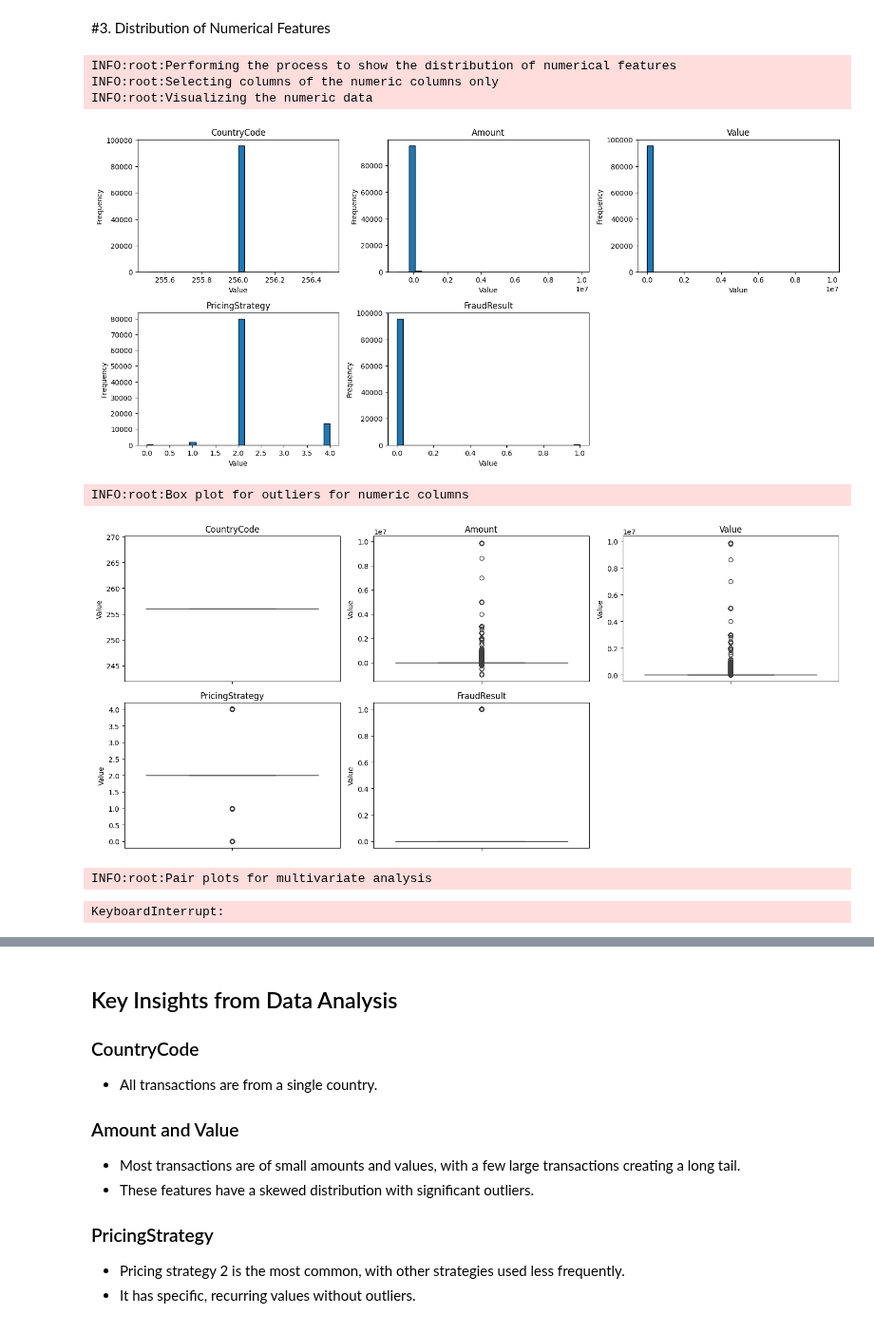
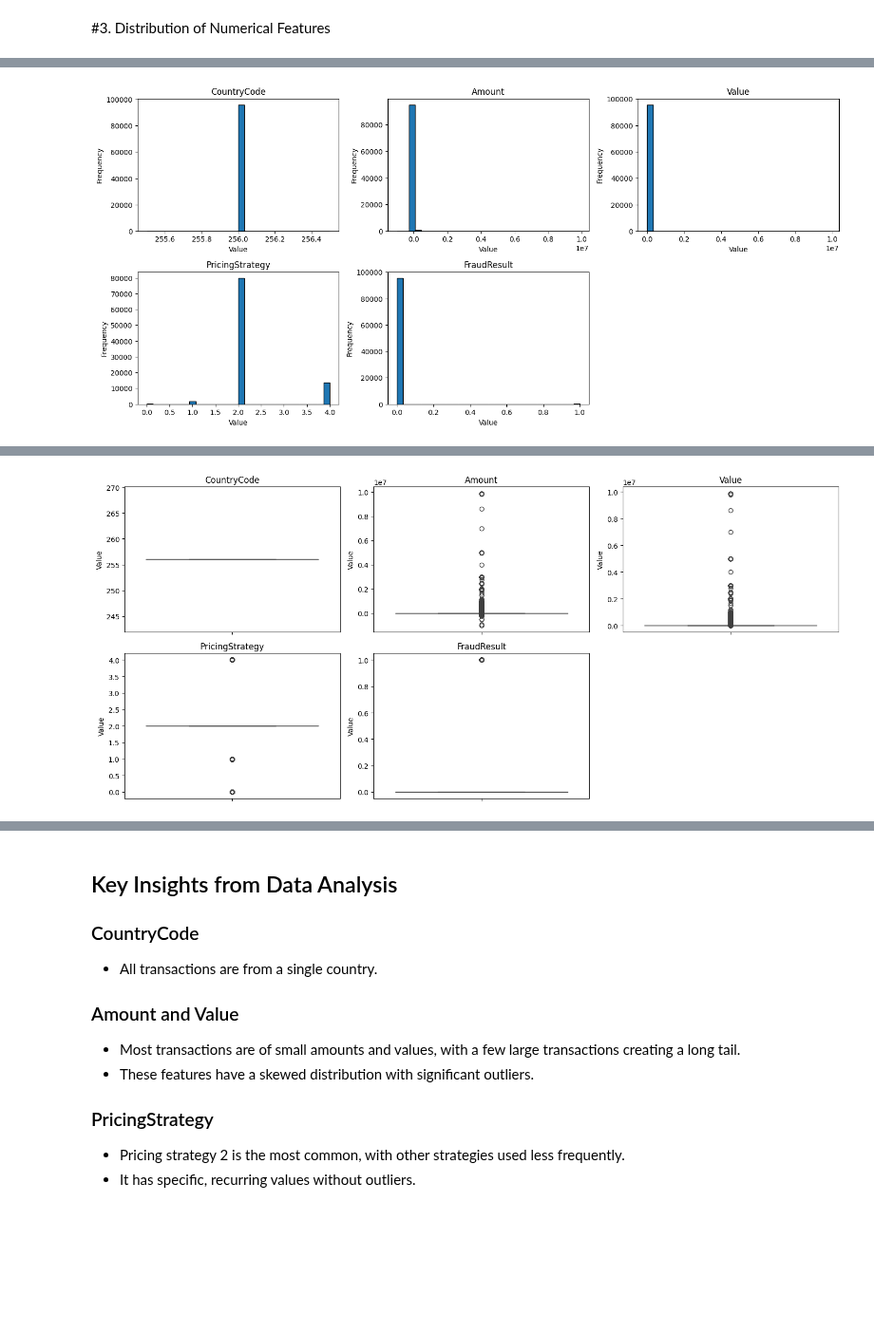
Before and after one commit to dagiteferi/Credit-scoring-model, a Jupyter notebook: notebooks/Exploratory_Data_Analysis.ipynb, the cells around one changed output, grey strips where cells are left out. Shown at 95% size. Saved outputs shown, nothing was run; the diff lists cells and outputs as text; code cells hidden in the pictures; blank space fills up the shorter version.

Commit message:
Add distribution analysis logging for numerical features in data loading

```diff
--- a/notebooks/Exploratory_Data_Analysis.ipynb
+++ b/notebooks/Exploratory_Data_Analysis.ipynb
@@ -88,14 +88,6 @@ identify_missing_values(data)
 No missing values found.
 # %% [markdown]
 #3.	Distribution of Numerical Features
-# %%
-eda.distribution_of_numerical_features()
-# %% [output]
-INFO:root:Performing the process to show the distribution of numerical features
-INFO:root:Selecting columns of the numeric columns only
-INFO:root:Visualizing the numeric data
-[figure, removed]
-INFO:root:Box plot for outliers for numeric columns
-[figure, removed]
-INFO:root:Pair plots for multivariate analysis
-KeyboardInterrupt:
+# %%
+distribution_of_numerical_features(data)
+# %% [output]
@@ -101,0 +97 @@ KeyboardInterrupt:
+[figure, added]
@@ -101,0 +99 @@ KeyboardInterrupt:
+[figure, added]
```
Also changed, not shown: parts of 1 cell of this notebook, 1 other file.
